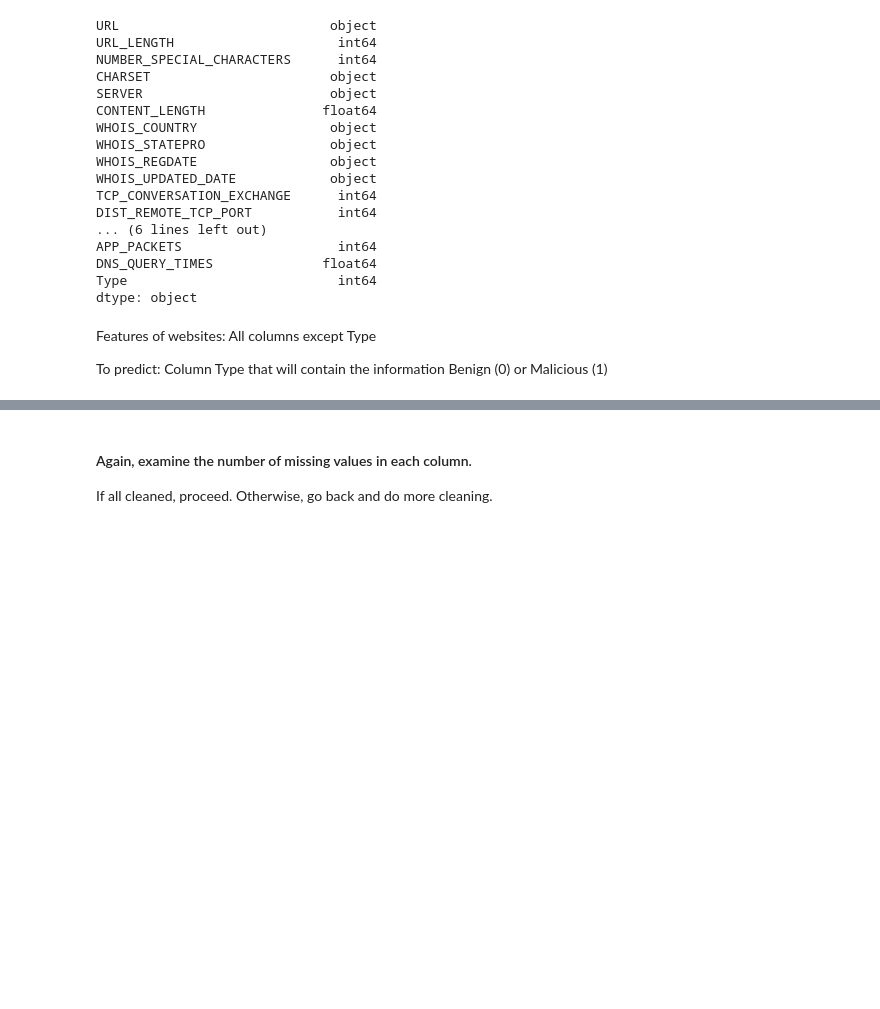
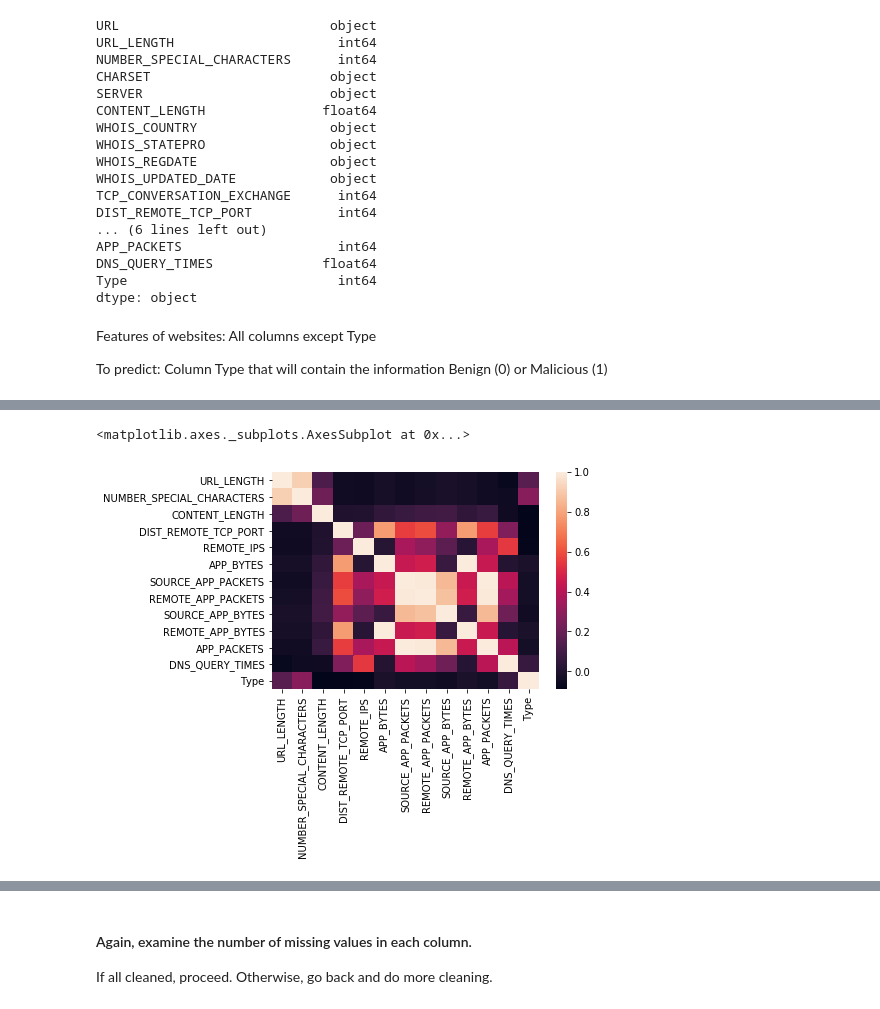
Before and after one commit to evitry/ironhack-datalabs-dataparis0619-pt, a Jupyter notebook: module-3/lab-supervised-learning/your-code/main.ipynb, the cells around one changed output, grey strips where cells are left out. Drawn from its saved outputs; the diff is of its cells as text; code cells hidden in the pictures; blank space fills up the shorter version.

```diff
--- a/module-3/lab-supervised-learning/your-code/main.ipynb
+++ b/module-3/lab-supervised-learning/your-code/main.ipynb
@@ -81,0 +113,8 @@ Column Type that will contain the information Benign (0) or Malicious (1)
+# %%
+# Remove 1st col
+websites.drop('TCP_CONVERSATION_EXCHANGE', axis=1, inplace=True)
+corr = websites.corr()
+sns.heatmap(corr)
+# %% [output]
+<matplotlib.axes._subplots.AxesSubplot at 0x...>
+[figure, added]
```
Also changed, not shown: parts of 80 cells of this notebook.
